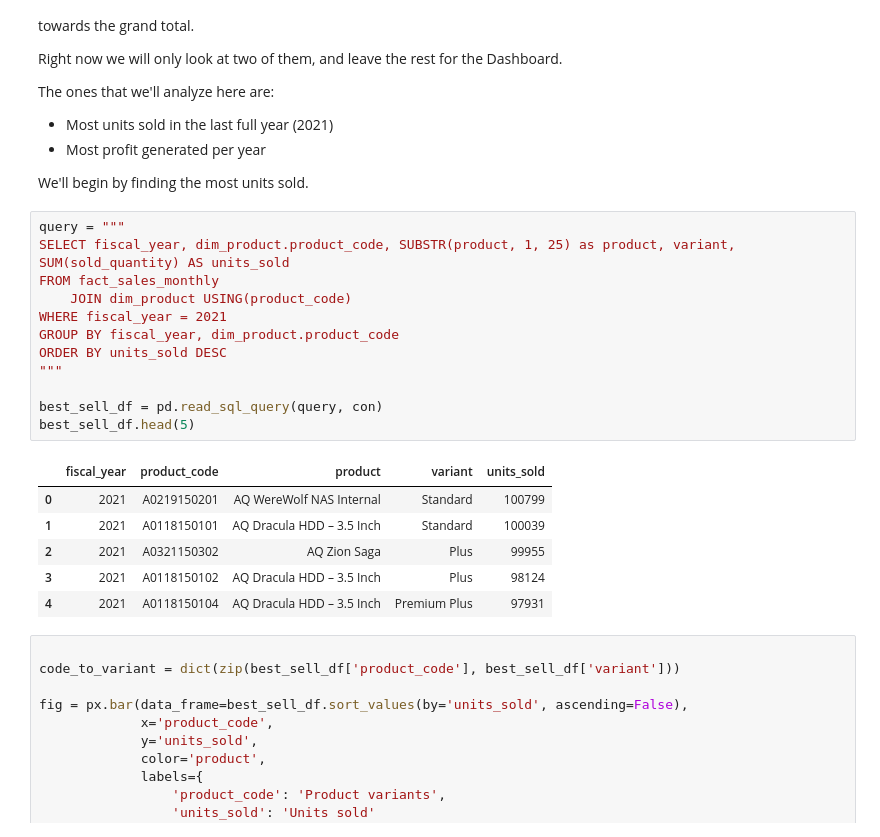
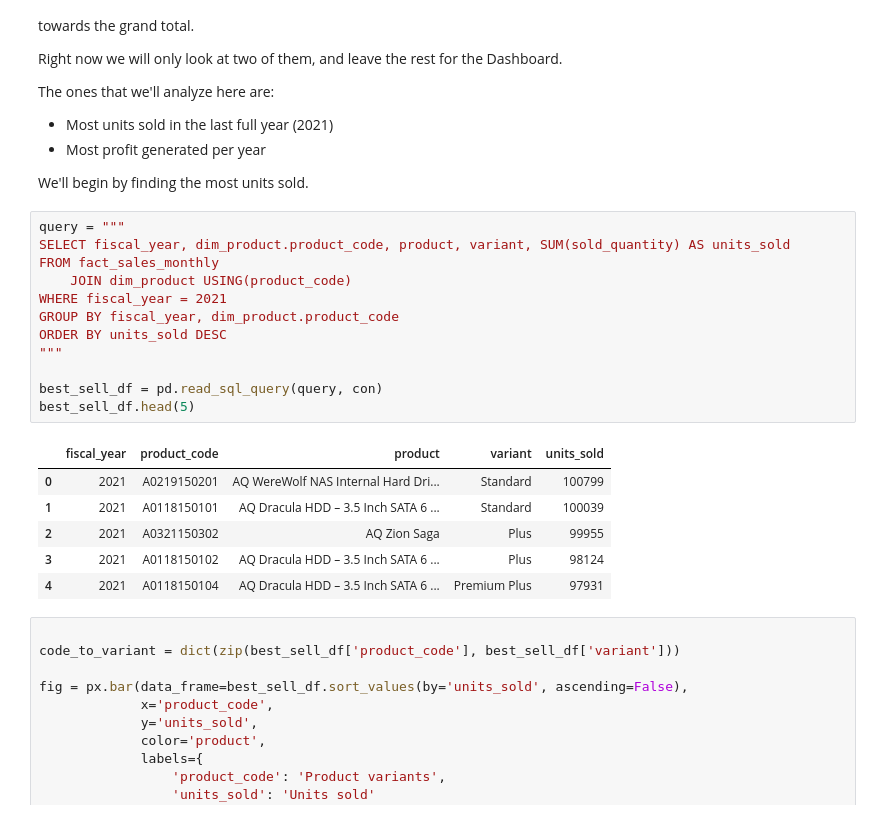
Before and after one commit to Silverscale/AtliQ_Products_Analysis, a Jupyter notebook: atliq_product_analysis.ipynb, the cells around one changed output. Drawn from its saved outputs; the diff is of its cells as text.

Commit message:
Created Display names for products

```diff
--- a/atliq_product_analysis.ipynb
+++ b/atliq_product_analysis.ipynb
@@ -759,23 +869,23 @@ The ones that we'll analyze here are:
 We'll begin by finding the most units sold.
 # %%
 query = """
-SELECT fiscal_year, dim_product.product_code, SUBSTR(product, 1, 25) as product, variant, SUM(sold_quantity) AS units_sold
+SELECT fiscal_year, dim_product.product_code, product, variant, SUM(sold_quantity) AS units_sold
 FROM fact_sales_monthly
     JOIN dim_product USING(product_code)
 WHERE fiscal_year = 2021
 GROUP BY fiscal_year, dim_product.product_code
 ORDER BY units_sold DESC
 """
 
 best_sell_df = pd.read_sql_query(query, con)
 best_sell_df.head(5)
 # %% [output]
 |  | fiscal_year | product_code | product | variant | units_sold |
-| 0 | 2021 | A0219150201 | AQ WereWolf NAS Internal | Standard | 100799 |
-| 1 | 2021 | A0118150101 | AQ Dracula HDD – 3.5 Inch | Standard | 100039 |
+| 0 | 2021 | A0219150201 | AQ WereWolf NAS Internal Hard Dri... | Standard | 100799 |
+| 1 | 2021 | A0118150101 | AQ Dracula HDD – 3.5 Inch SATA 6 ... | Standard | 100039 |
 | 2 | 2021 | A0321150302 | AQ Zion Saga | Plus | 99955 |
-| 3 | 2021 | A0118150102 | AQ Dracula HDD – 3.5 Inch | Plus | 98124 |
-| 4 | 2021 | A0118150104 | AQ Dracula HDD – 3.5 Inch | Premium Plus | 97931 |
+| 3 | 2021 | A0118150102 | AQ Dracula HDD – 3.5 Inch SATA 6 ... | Plus | 98124 |
+| 4 | 2021 | A0118150104 | AQ Dracula HDD – 3.5 Inch SATA 6 ... | Premium Plus | 97931 |
 # %%
 
 code_to_variant = dict(zip(best_sell_df['product_code'], best_sell_df['variant']))
```
Also changed, not shown: parts of 28 cells of this notebook.
